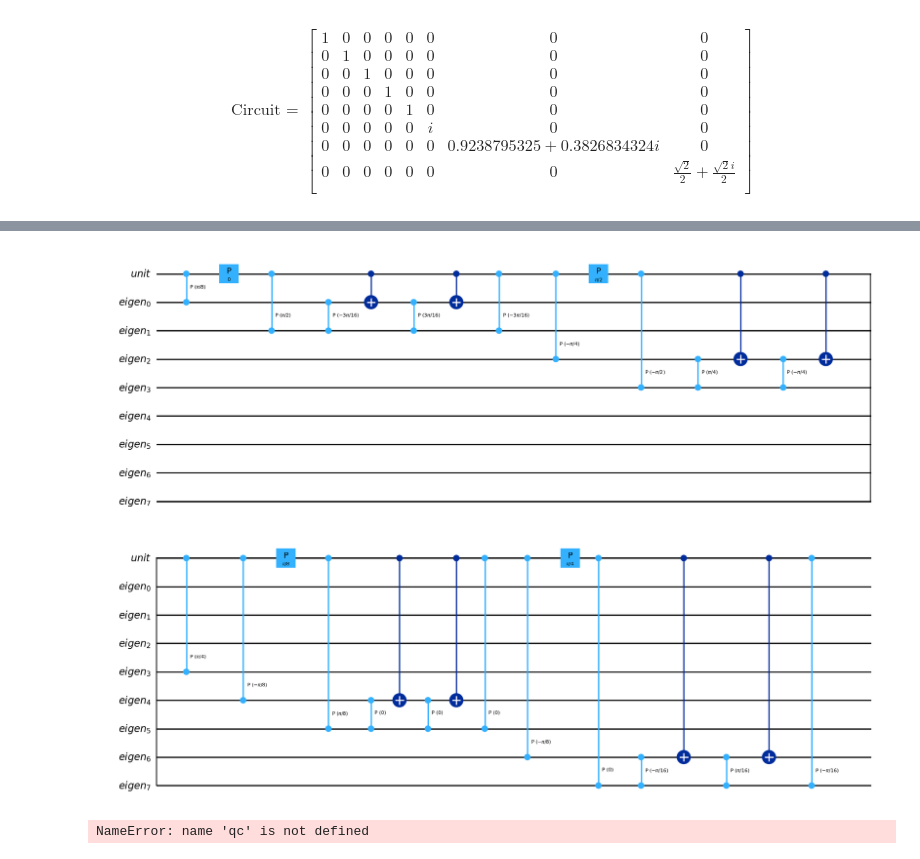
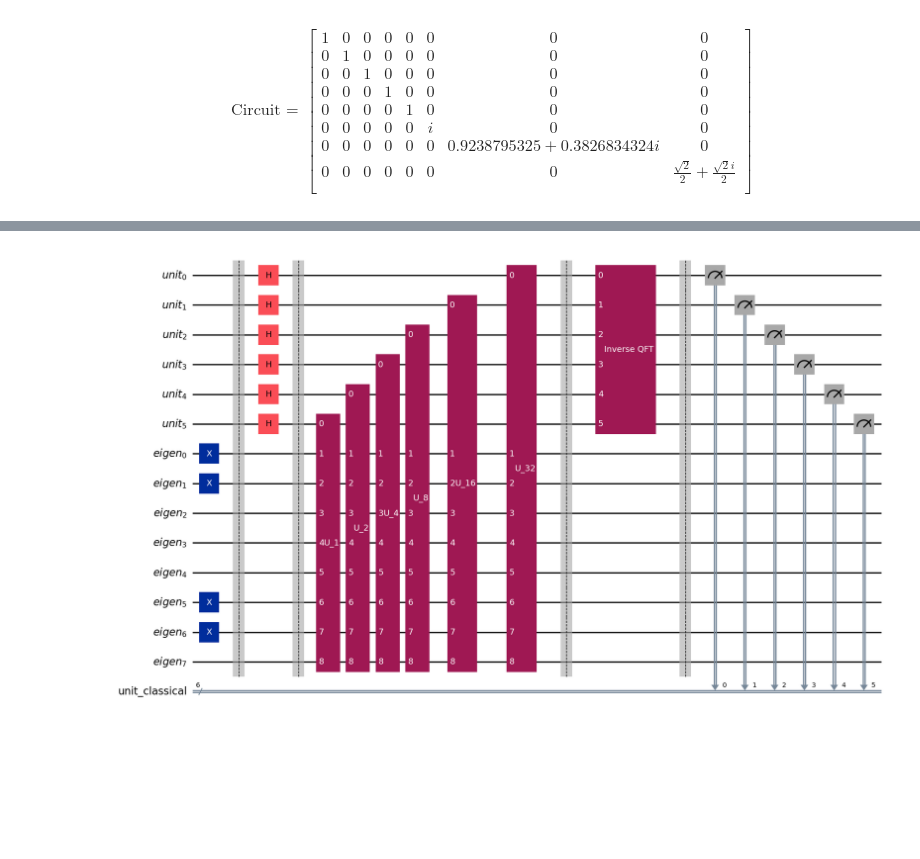
Before and after one commit to rbalak/qcml-tsp, a Jupyter notebook: tsp_qpe/TSP_QPE.ipynb, the cells around one changed output, grey strips where cells are left out. Drawn from its saved outputs; the diff is of its cells as text; code cells hidden in the pictures; blank space fills up the shorter version.

Commit message:
graph

```diff
--- a/tsp_qpe/TSP_QPE.ipynb
+++ b/tsp_qpe/TSP_QPE.ipynb
@@ -328,9 +251,3 @@ $$
-# %%
-U = np.kron(unitary_matrix_1,unitary_matrix_2)
-import csv
-with open("matrix_U1U2.csv", "w", newline="") as file:
-    writer = csv.writer(file)
-    writer.writerows(U)
 # %%
 def controlled_unitary(qc, qubits: list, phases: list): # x,y,z = Specific Qubit; a,b,c,d = Phases
     qc.cp(phases[2]-phases[0], qubits[0], qubits[1]) # controlled-U1(c-a)
@@ -354,8 +269,7 @@ def U(times, qc, unit, eigen, phases: list): # a,b,c = phases for U1; d,e,f = ph
 # %%
-# def final_U1(times, eigen, phases: list):
-#     unit = QuantumRegister(1, 'unit')
-#     qc = QuantumCircuit(unit, eigen)
-#     for _ in range(2**times):
-#         U(times, qc, unit, eigen, phases)
-#     #return qc.to_gate(label='U'+'_'+(str(2**times)))
-#     return qc
+def final_U1(times, eigen, phases: list):
+    unit = QuantumRegister(1, 'unit')
+    qc = QuantumCircuit(unit, eigen)
+    for _ in range(2**times):
+        U(times, qc, unit, eigen, phases)
+    return qc.to_gate(label='U'+'_'+(str(2**times)))
@@ -362,17 +289,31 @@ def U(times, qc, unit, eigen, phases: list): # a,b,c = phases for U1; d,e,f = ph
 # %%
 # Initialization
-unit = QuantumRegister(1, 'unit')
+unit = QuantumRegister(6, 'unit')
 eigen = QuantumRegister(8, 'eigen')
-unit_classical = ClassicalRegister(1, 'unit_classical')
-qc= QuantumCircuit(eigen, unit_classical)
+unit_classical = ClassicalRegister(6, 'unit_classical')
+qc= QuantumCircuit(unit, eigen, unit_classical)
+eigenstates(qc, eigen, 0)
+#
+
+# Hadamard on the 'unit' qubits
+qc.h(unit[:])
+qc.barrier()
 
 phases = [pi / 2, pi / 8, pi / 4, pi / 2, pi / 4, pi / 4, pi / 8, pi / 4, pi / 8, pi / 4, pi / 4, pi / 8] # a, b, c, d, e, f, g, h, i, j, k, l
-for i in range(1):
-    qc=final_U1(i, eigen, phases)
+for i in range(0, 6):
+    qc.append(final_U1(i, eigen, phases), [unit[5-i]] + eigen[:])
+# Inverse QFT
+qc.barrier()
+qft = QFT(num_qubits=len(unit), inverse=True, insert_barriers=True, do_swaps=False, name='Inverse QFT')
+qc.append(qft, qc.qubits[:len(unit)])
+qc.barrier()
+#
+
+# Measure
+qc.measure(unit, unit_classical)
+#
+
+# Draw
 qc.draw('mpl')
 # %% [output]
-[figure, old version]
+[figure, new version]
-# %%
- Wavefunction(qc)
-# %% [output]
-NameError: name 'qc' is not defined
```
Also changed, not shown: parts of 19 cells of this notebook.
